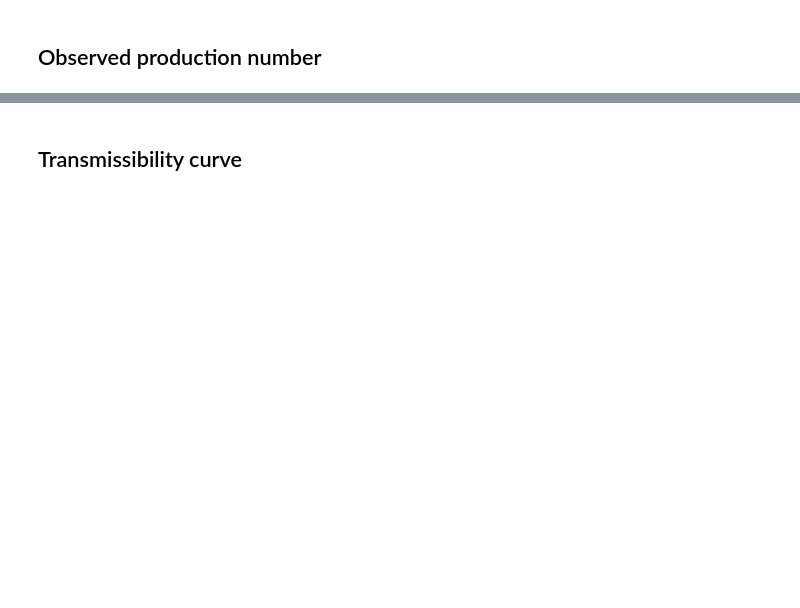
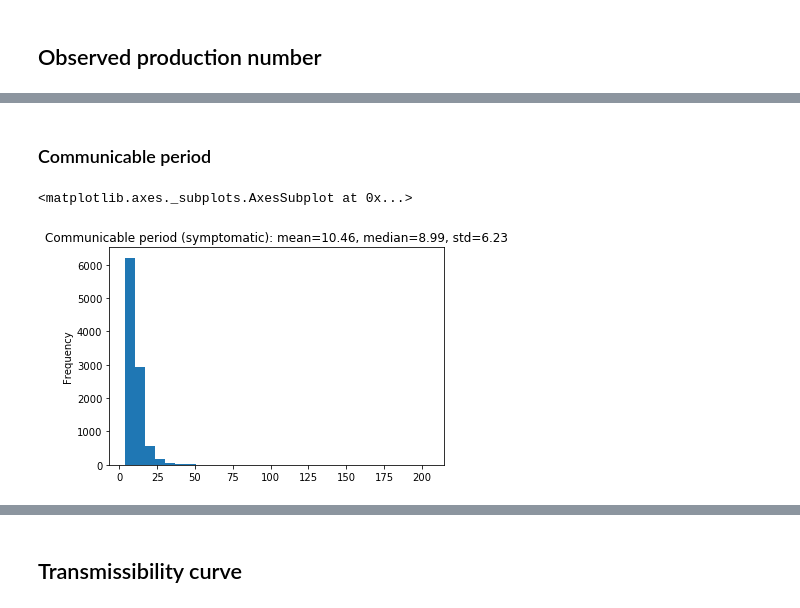
Before and after one commit to ictr/covid19-outbreak-simulator, a Jupyter notebook: applications/model_stats.ipynb, the cells around one changed output, grey strips where cells are left out. Drawn from its saved outputs; the diff is of its cells as text; code cells hidden in the pictures; blank space fills up the shorter version.

```diff
--- a/applications/model_stats.ipynb
+++ b/applications/model_stats.ipynb
@@ -139,0 +141,25 @@ asr0.plot.hist()
+# %% [markdown]
+### Communicable period
+# %%
+model.params.set('prop_asym_carriers', 'loc', 0)
+model.params.set('prop_asym_carriers', 'scale', 0)
+
+infections = []
+cp = []
+with open(os.devnull, 'w') as logger:
+    logger.id = 1
+    model.draw_prop_asym_carriers()
+    model.params.set('symptomatic_r0', 'loc', 2.1)
+    model.params.set('symptomatic_r0', 'quantile_2.5', 1.4)
+    for i in range(10000):
+        ind = Individual(id='0', susceptibility=1, model=model, logger=logger)
+        evts = ind.symptomatic_infect(time=0, by=None,
+                                     handle_symptomatic=['keep'])
+        cp.append(ind.infect_params[3] - ind.infect_params[1])
+
+cp = pd.Series(cp)
+cp.plot.hist( bins=30,
+         title=f'Communicable period (symptomatic): mean={cp.mean():.2f}, median={cp.median():.2f}, std={cp.std():.2f}')
+# %% [output]
+<matplotlib.axes._subplots.AxesSubplot at 0x...>
+[figure, added]
```
Also changed, not shown: parts of 18 cells of this notebook, 7 other files.
